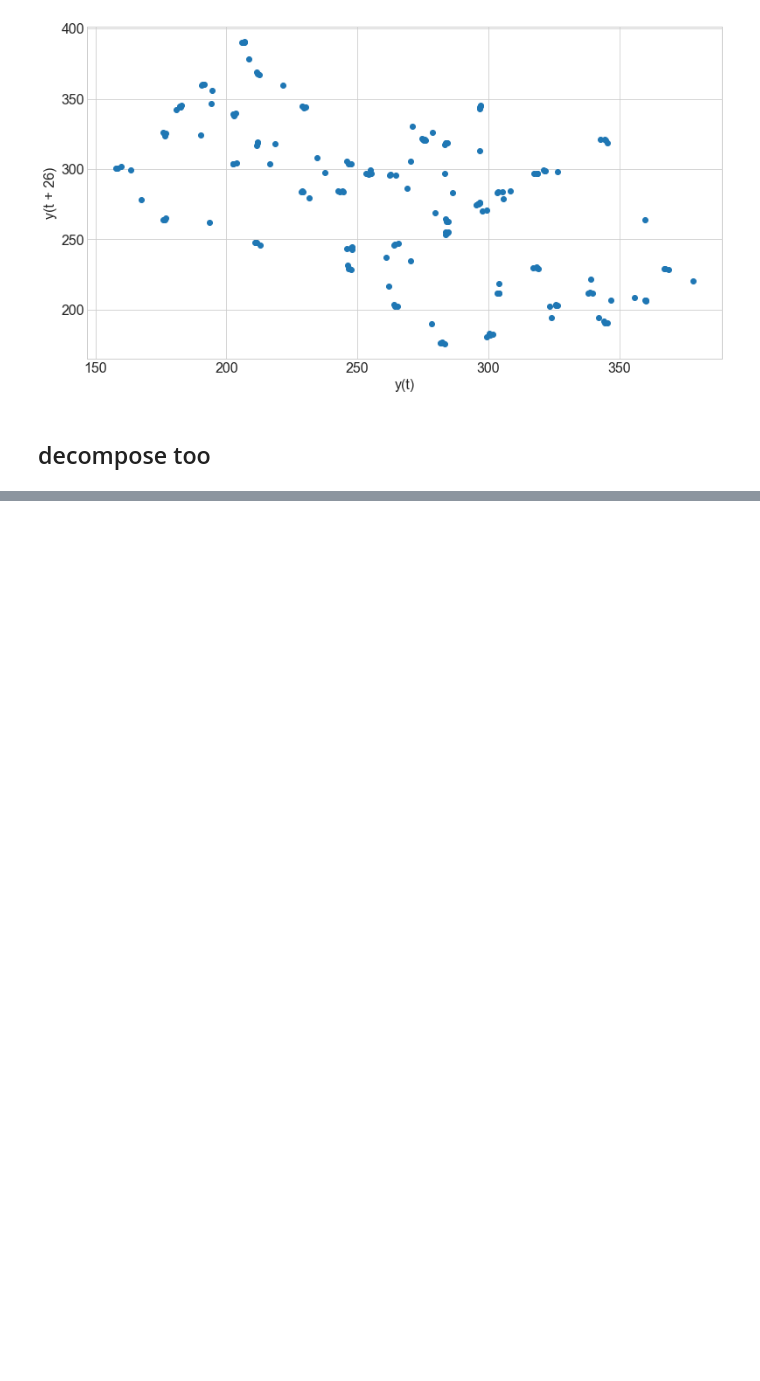
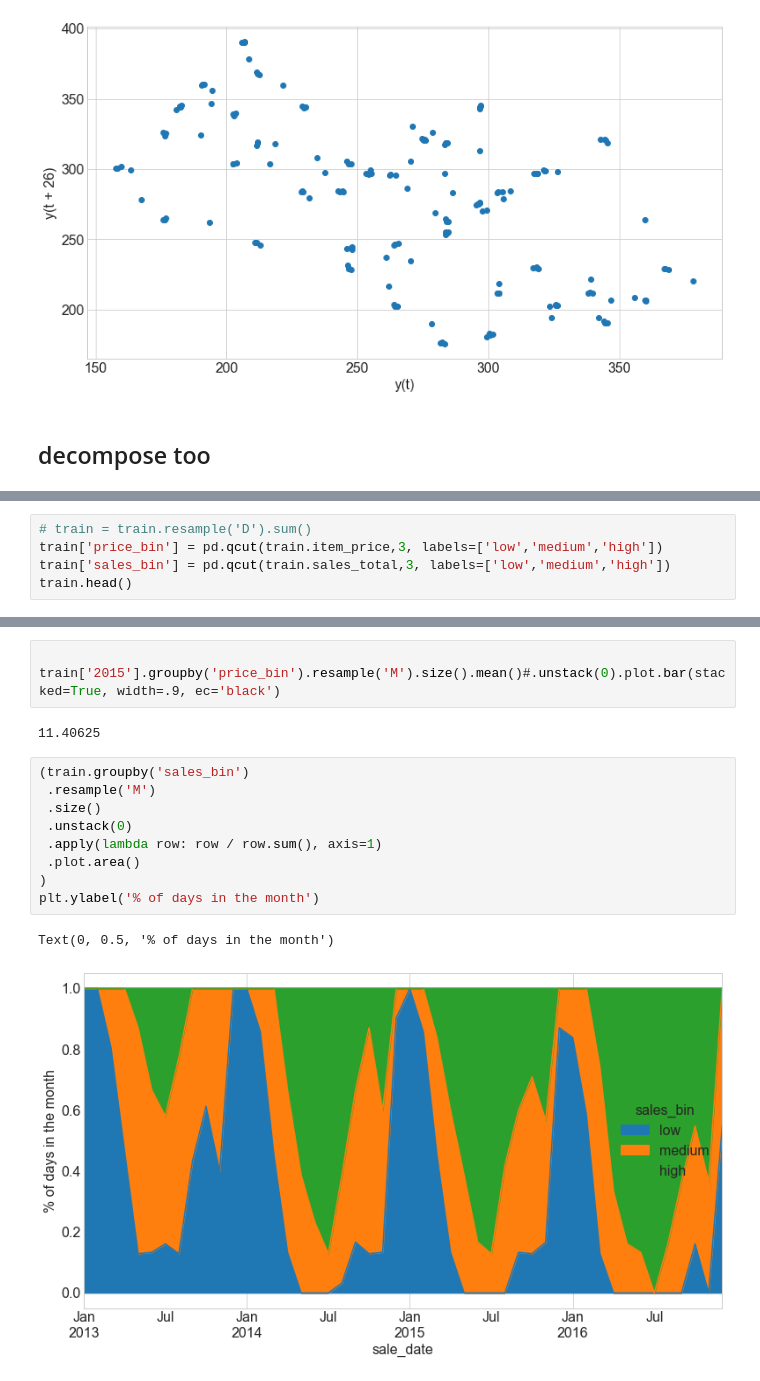
Before and after one commit to brianclements03/time_series_exercises, a Jupyter notebook: TSA_explore_exercises.ipynb, the cells around one changed output, grey strips where cells are left out. Drawn from its saved outputs; the diff is of its cells as text; blank space fills up the shorter version.

```diff
--- a/TSA_explore_exercises.ipynb
+++ b/TSA_explore_exercises.ipynb
@@ -498,0 +459,5 @@ ParserError: Unknown string format: (2015-01-31 00:00:00+00:00, low)
+# %%
+# train = train.resample('D').sum()
+train['price_bin'] = pd.qcut(train.item_price,3, labels=['low','medium','high'])
+train['sales_bin'] = pd.qcut(train.sales_total,3, labels=['low','medium','high'])
+train.head()
@@ -498,0 +472,17 @@ ParserError: Unknown string format: (2015-01-31 00:00:00+00:00, low)
+# %%
+
+train['2015'].groupby('price_bin').resample('M').size().mean()#.unstack(0).plot.bar(stacked=True, width=.9, ec='black')
+# %% [output]
+11.40625
+# %%
+(train.groupby('sales_bin')
+ .resample('M')
+ .size()
+ .unstack(0)
+ .apply(lambda row: row / row.sum(), axis=1)
+ .plot.area()
+)
+plt.ylabel('% of days in the month')
+# %% [output]
+Text(0, 0.5, '% of days in the month')
+[figure, added]
```
Also changed, not shown: parts of 14 cells of this notebook.
